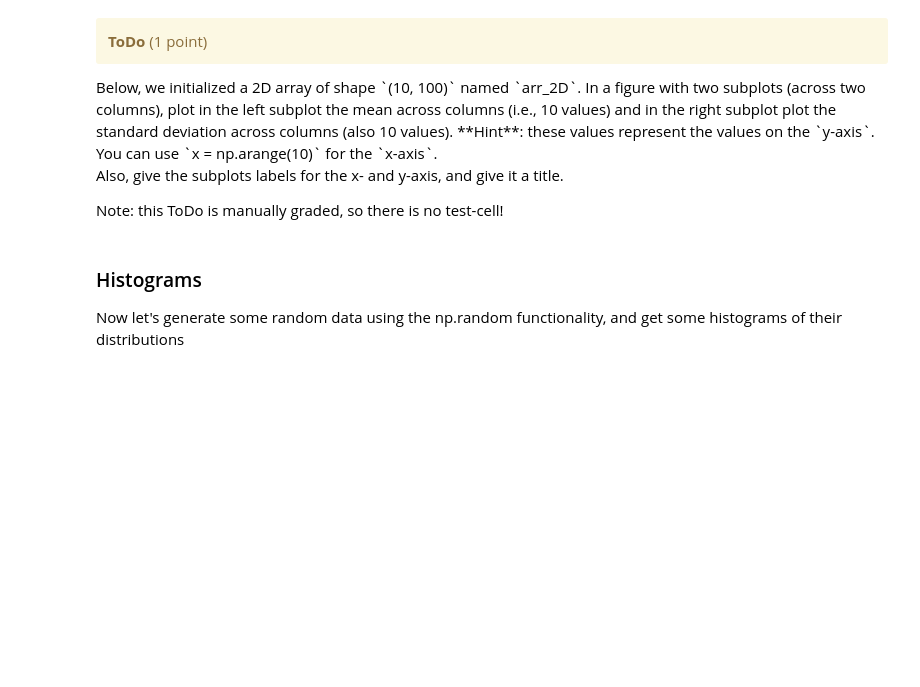
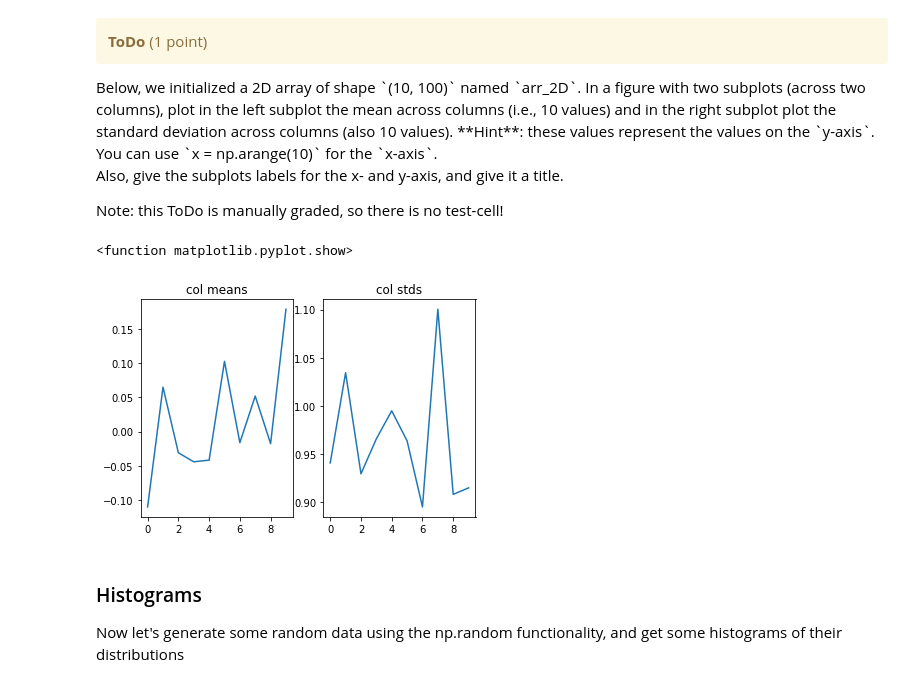
Before and after one commit to mdsteiner/python_workshop-Basel, a Jupyter notebook: python_tutorial.ipynb, the cells around one changed output. Drawn from its saved outputs; the diff is of its cells as text; code cells hidden in the pictures; blank space fills up the shorter version.

```diff
--- a/python_tutorial.ipynb
+++ b/python_tutorial.ipynb
@@ -2173,9 +2547,22 @@ Note: this ToDo is manually graded, so there is no test-cell!
 # %%
 arr_2D = np.random.normal(0, 1, size=(10, 100))
 
 # Make your plot below!
 
 # your solution here
+x = np.arange(10)
+
+plt.subplot(1, 2, 1)
+plt.plot(x, arr_2D.mean(axis = 1))
+plt.title("col means")
+
+plt.subplot(1, 2, 2)
+plt.plot(x, arr_2D.std(axis = 1))
+plt.title("col stds")
+plt.show
+# %% [output]
+<function matplotlib.pyplot.show>
+[figure, added]
 # %% [markdown]
 ### Histograms
 Now let's generate some random data using the np.random functionality, and get some histograms of their distributions
```
Also changed, not shown: parts of 84 cells of this notebook.
